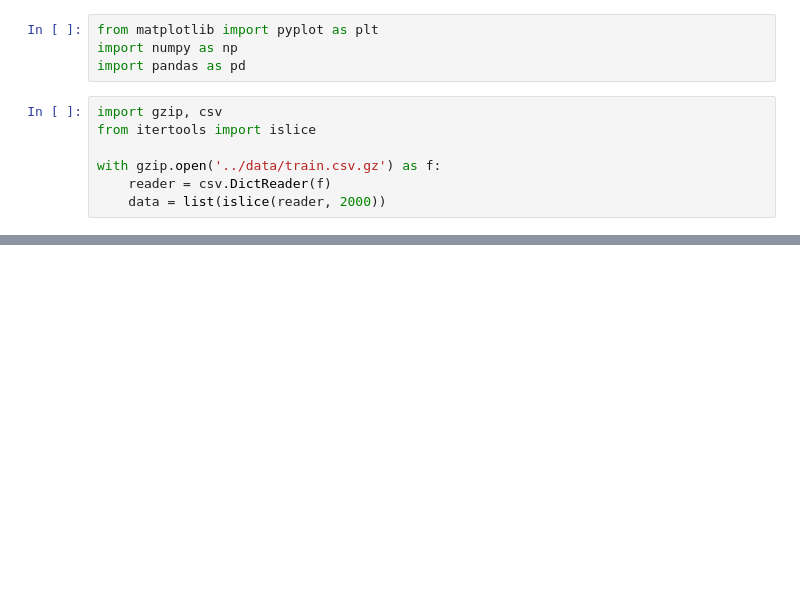
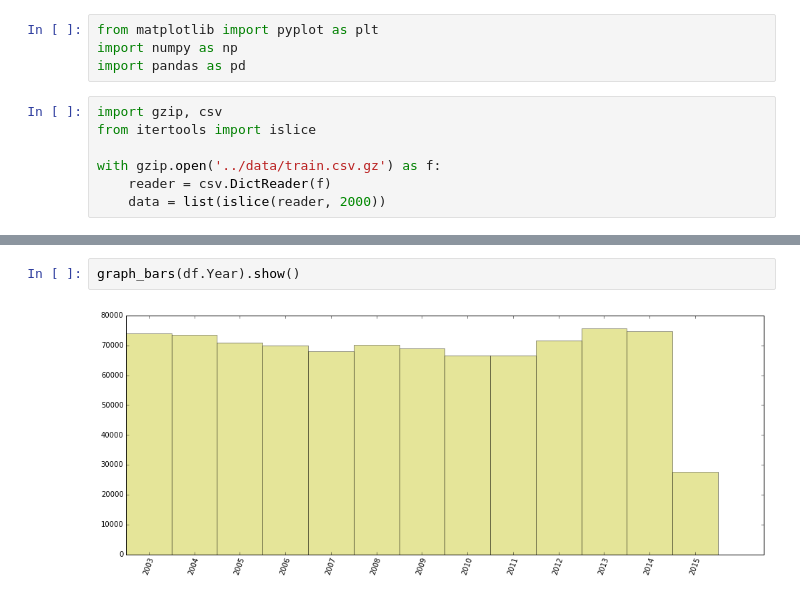
Before and after one commit to Arkenan/tp-datos, a Jupyter notebook: pruebas/features.ipynb, the cells around one changed output, grey strips where cells are left out. Cells and saved outputs as stored; diff of their text form; blank space fills up the shorter version.

```diff
--- a/pruebas/features.ipynb
+++ b/pruebas/features.ipynb
@@ -47,0 +97,4 @@ graph_bars(df.DayOfWeek[:2000]).show()
+# %%
+graph_bars(df.Year).show()
+# %% [output]
+[figure, added]
```
Also changed, not shown: parts of 15 cells of this notebook.
